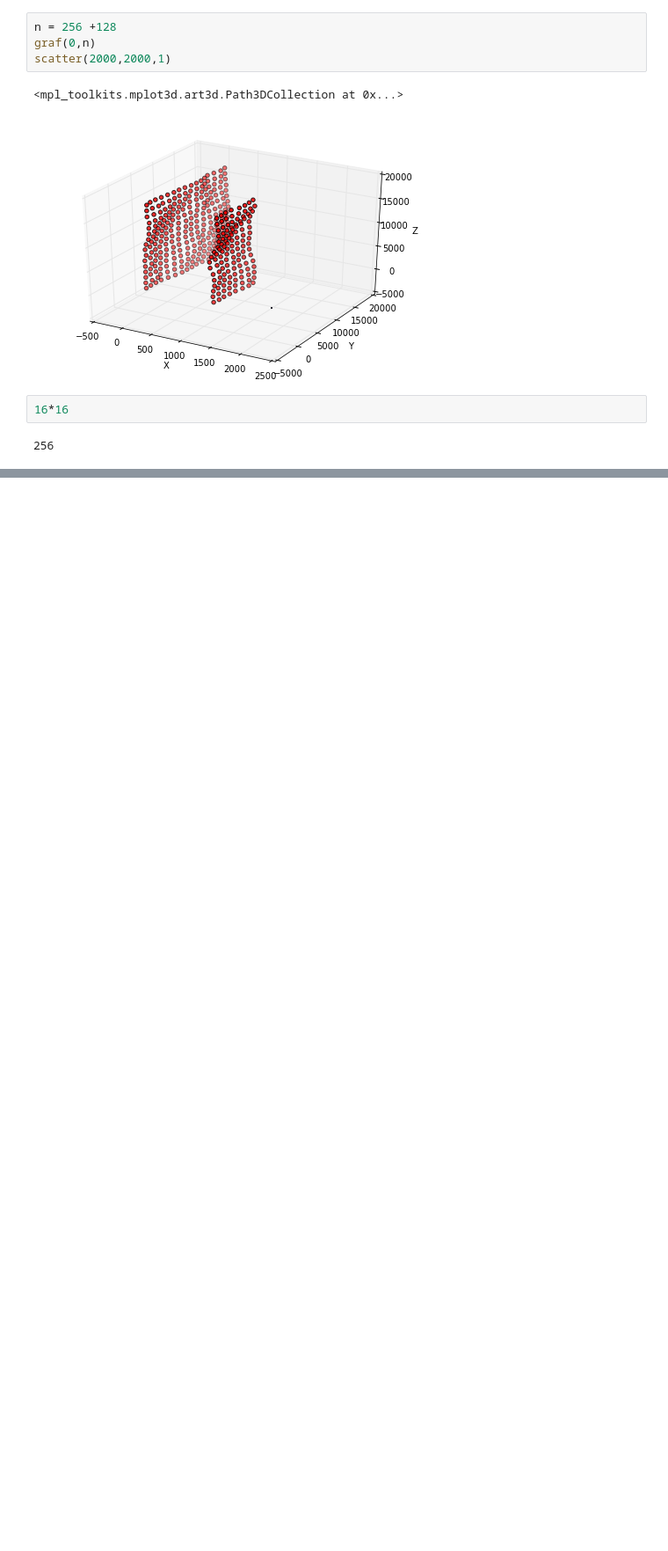
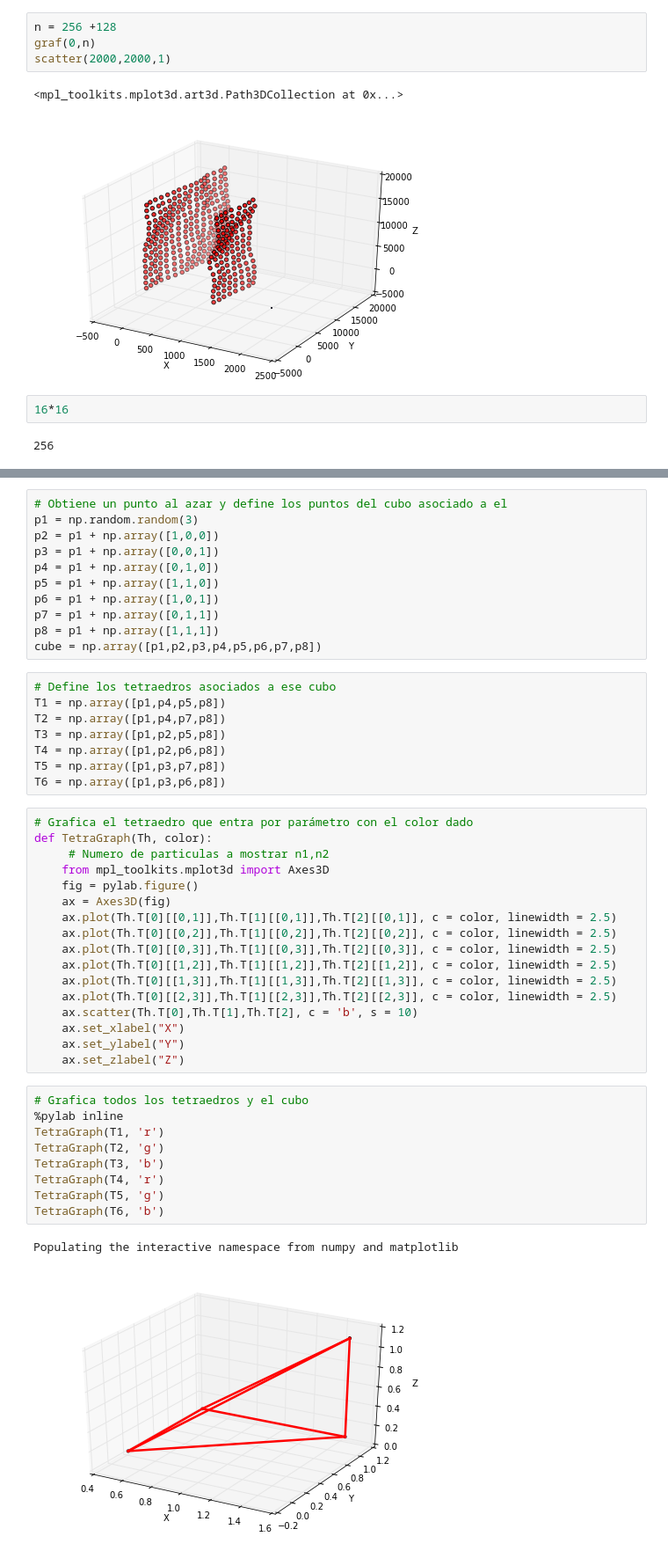
Before and after one commit to jdprada1760/N_Body_Density_Estimator, a Jupyter notebook: CompuMethods/Simulation_format.ipynb, the cells around one changed output, grey strips where cells are left out. Shown at 88% size. Cells and saved outputs as stored; diff of their text form; blank space fills up the shorter version.

```diff
--- a/CompuMethods/Simulation_format.ipynb
+++ b/CompuMethods/Simulation_format.ipynb
@@ -103,0 +178,48 @@ scatter(2000,2000,1)
+# %%
+# Obtiene un punto al azar y define los puntos del cubo asociado a el
+p1 = np.random.random(3)
+p2 = p1 + np.array([1,0,0])
+p3 = p1 + np.array([0,0,1])
+p4 = p1 + np.array([0,1,0])
+p5 = p1 + np.array([1,1,0])
+p6 = p1 + np.array([1,0,1])
+p7 = p1 + np.array([0,1,1])
+p8 = p1 + np.array([1,1,1])
+cube = np.array([p1,p2,p3,p4,p5,p6,p7,p8])
+# %%
+# Define los tetraedros asociados a ese cubo
+T1 = np.array([p1,p4,p5,p8])
+T2 = np.array([p1,p4,p7,p8])
+T3 = np.array([p1,p2,p5,p8])
+T4 = np.array([p1,p2,p6,p8])
+T5 = np.array([p1,p3,p7,p8])
+T6 = np.array([p1,p3,p6,p8])
+# %%
+# Grafica el tetraedro que entra por parámetro con el color dado
+def TetraGraph(Th, color):
+     # Numero de particulas a mostrar n1,n2
+    from mpl_toolkits.mplot3d import Axes3D
+    fig = pylab.figure()
+    ax = Axes3D(fig)
+    ax.plot(Th.T[0][[0,1]],Th.T[1][[0,1]],Th.T[2][[0,1]], c = color, linewidth = 2.5)
+    ax.plot(Th.T[0][[0,2]],Th.T[1][[0,2]],Th.T[2][[0,2]], c = color, linewidth = 2.5)
+    ax.plot(Th.T[0][[0,3]],Th.T[1][[0,3]],Th.T[2][[0,3]], c = color, linewidth = 2.5)
+    ax.plot(Th.T[0][[1,2]],Th.T[1][[1,2]],Th.T[2][[1,2]], c = color, linewidth = 2.5)
+    ax.plot(Th.T[0][[1,3]],Th.T[1][[1,3]],Th.T[2][[1,3]], c = color, linewidth = 2.5)
+    ax.plot(Th.T[0][[2,3]],Th.T[1][[2,3]],Th.T[2][[2,3]], c = color, linewidth = 2.5)
+    ax.scatter(Th.T[0],Th.T[1],Th.T[2], c = 'b', s = 10)
+    ax.set_xlabel("X")
+    ax.set_ylabel("Y")
+    ax.set_zlabel("Z")
+# %%
+# Grafica todos los tetraedros y el cubo
+%pylab inline
+TetraGraph(T1, 'r')
+TetraGraph(T2, 'g')
+TetraGraph(T3, 'b')
+TetraGraph(T4, 'r')
+TetraGraph(T5, 'g')
+TetraGraph(T6, 'b')
+# %% [output]
+Populating the interactive namespace from numpy and matplotlib
+[figure, added]
```
Also changed, not shown: parts of 14 cells of this notebook.
